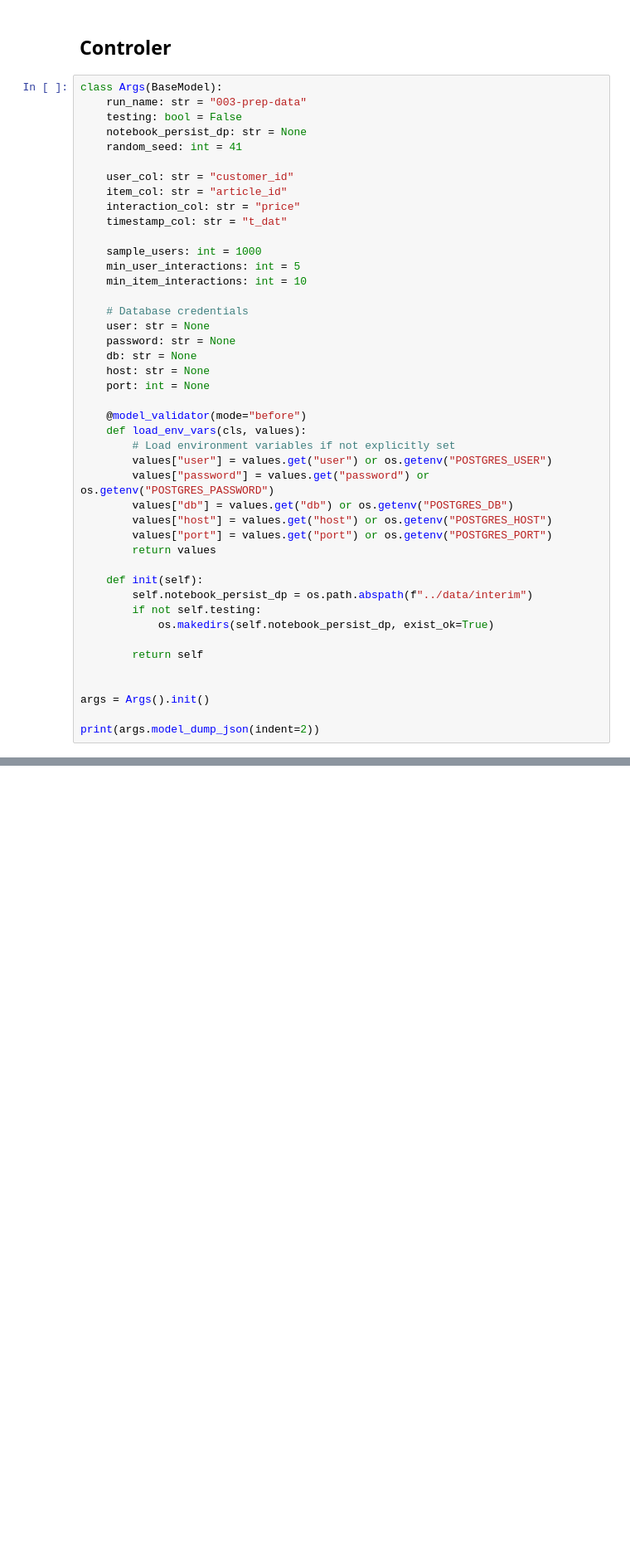
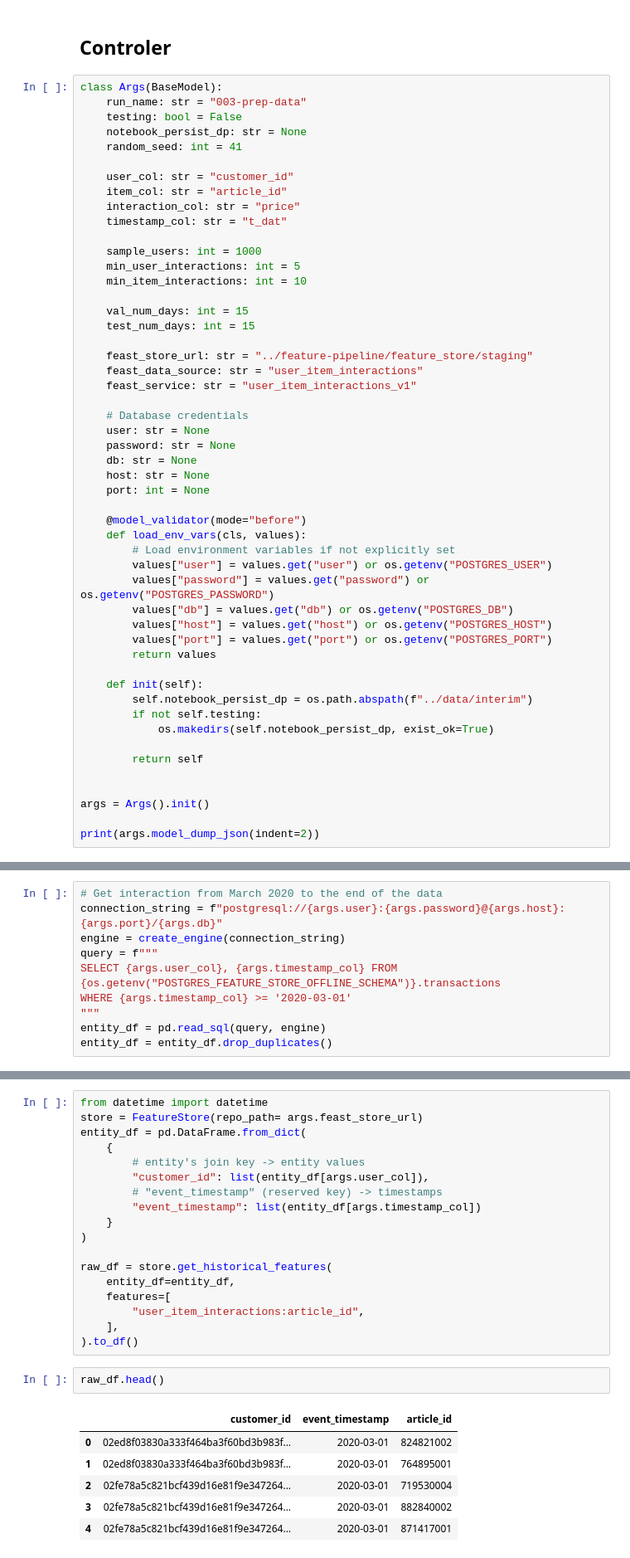
Before and after one commit to dinhln03/HM-ScalableRecs, a Jupyter notebook: notebooks/003-data-prep.ipynb, the cells around one changed output, grey strips where cells are left out. Shown at 83% size. Cells and saved outputs as stored; diff of their text form; blank space fills up the shorter version.

```diff
--- a/notebooks/003-data-prep.ipynb
+++ b/notebooks/003-data-prep.ipynb
@@ -41,6 +46,13 @@ class Args(BaseModel):
     sample_users: int = 1000
     min_user_interactions: int = 5
     min_item_interactions: int = 10
+
+    val_num_days: int = 15
+    test_num_days: int = 15
+
+    feast_store_url: str = "../feature-pipeline/feature_store/staging"
+    feast_data_source: str = "user_item_interactions"
+    feast_service: str = "user_item_interactions_v1"
 
     # Database credentials
     user: str = None
@@ -132,0 +107,10 @@ dtype: object
+# %%
+# Get interaction from March 2020 to the end of the data
+connection_string = f"postgresql://{args.user}:{args.password}@{args.host}:{args.port}/{args.db}"
+engine = create_engine(connection_string)
+query = f"""
+SELECT {args.user_col}, {args.timestamp_col} FROM {os.getenv("POSTGRES_FEATURE_STORE_OFFLINE_SCHEMA")}.transactions
+WHERE {args.timestamp_col} >= '2020-03-01'
+"""
+entity_df = pd.read_sql(query, engine)
+entity_df = entity_df.drop_duplicates()
@@ -133,3 +126,30 @@ dtype: object
+# %%
+from datetime import datetime
+store = FeatureStore(repo_path= args.feast_store_url)
+entity_df = pd.DataFrame.from_dict(
+    {
+        # entity's join key -> entity values
+        "customer_id": list(entity_df[args.user_col]),
+        # "event_timestamp" (reserved key) -> timestamps
+        "event_timestamp": list(entity_df[args.timestamp_col])
+    }
+)
+
+raw_df = store.get_historical_features(
+    entity_df=entity_df,
+    features=[
+        "user_item_interactions:article_id",
+    ],
+).to_df()
+# %%
+raw_df.head()
+# %% [output]
+|  | customer_id | event_timestamp | article_id |
+| 0 | 02ed8f03830a333f464ba3f60bd3b983f... | 2020-03-01 | 824821002 |
+| 1 | 02ed8f03830a333f464ba3f60bd3b983f... | 2020-03-01 | 764895001 |
+| 2 | 02fe78a5c821bcf439d16e81f9e347264... | 2020-03-01 | 719530004 |
+| 3 | 02fe78a5c821bcf439d16e81f9e347264... | 2020-03-01 | 882840002 |
+| 4 | 02fe78a5c821bcf439d16e81f9e347264... | 2020-03-01 | 871417001 |
 # %% [markdown]
 ## Sampling data
 
```
Also changed, not shown: parts of 19 cells of this notebook, 32 other files.
